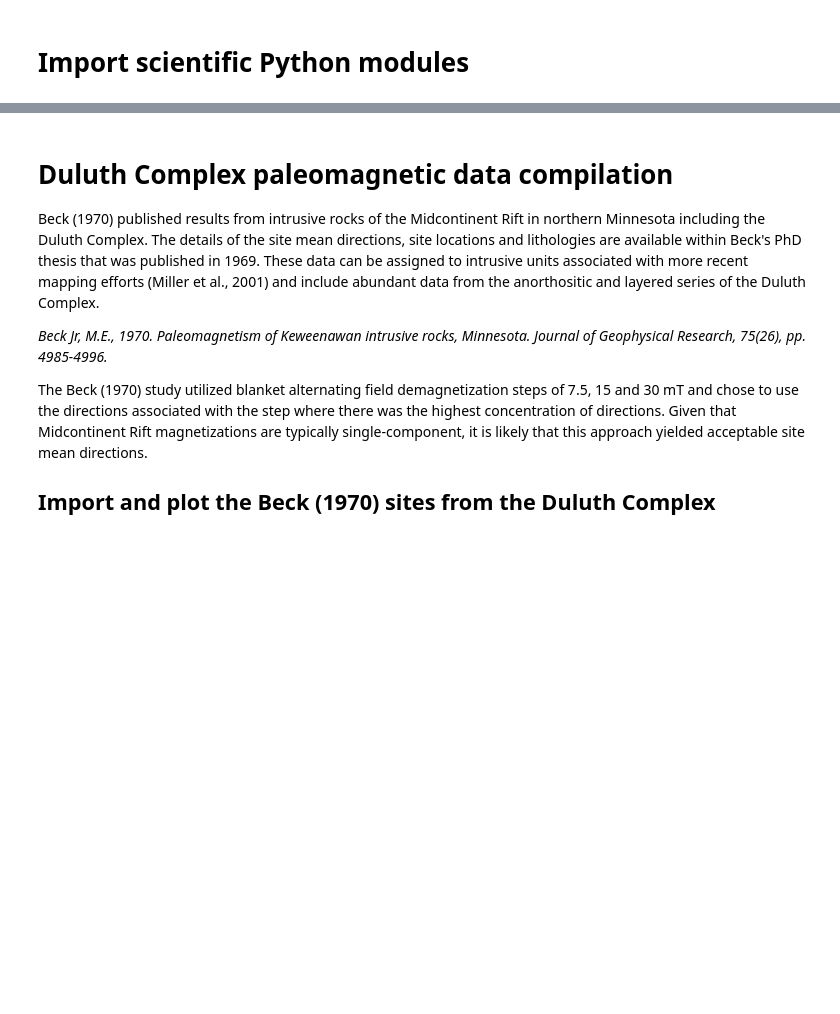
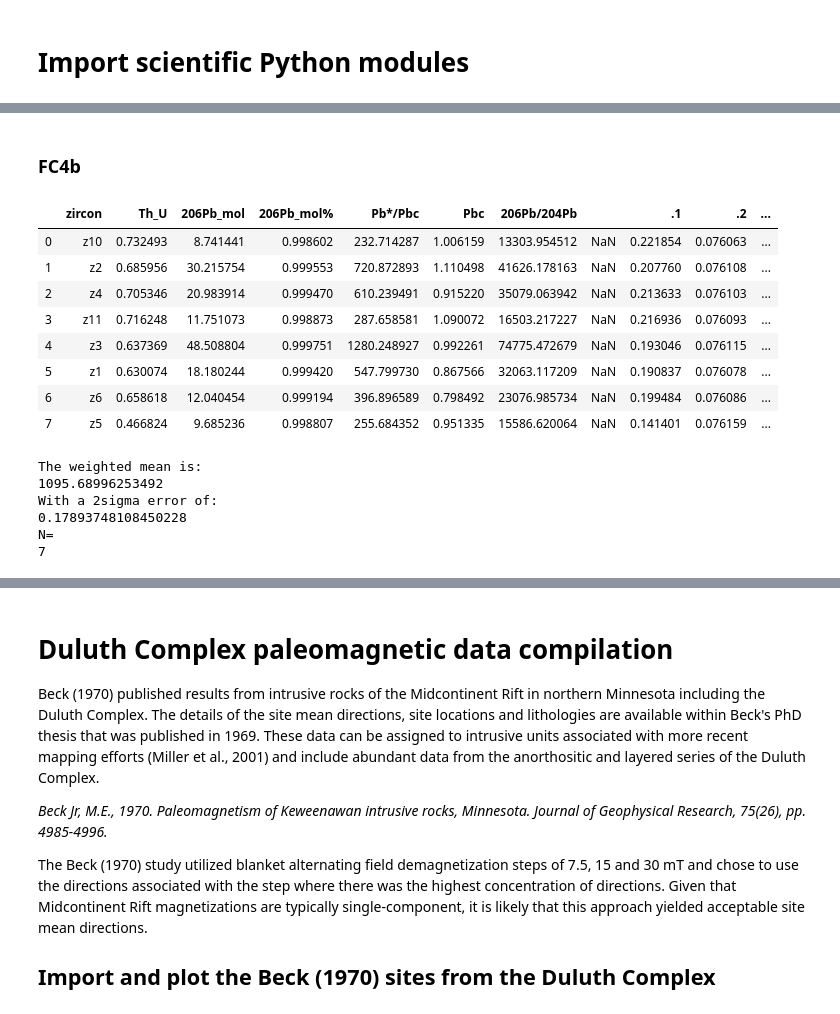
Before and after one commit to Swanson-Hysell-Group/2020_Duluth_Complex, a Jupyter notebook: code/Duluth_Complex_notebook.ipynb, the cells around one changed output, grey strips where cells are left out. Saved outputs shown, nothing was run; the diff lists cells and outputs as text; code cells hidden in the pictures; blank space fills up the shorter version.

```diff
--- a/code/Duluth_Complex_notebook.ipynb
+++ b/code/Duluth_Complex_notebook.ipynb
@@ -52,0 +251,31 @@ Laurentia_outline = ShapelyFeature(Reader('../data/Laurentia_shape/Laurentia.shp
+# %% [markdown]
+### FC4b
+# %%
+FC_4b = pd.read_excel('../data/geochron_new/CAIDTIMS_DataTable_080420.xls',
+                      header=16,nrows=8,names=['zircon','Th_U','206Pb_mol','206Pb_mol%','Pb*/Pbc',
+                                              'Pbc','206Pb/204Pb','','','','','','','','','','',
+                                              '207Pb/206Pb_date','207Pb/206Pb_date_2sigma',
+                                              '207Pb/235U_date','207Pb/235U_date_2sigma',
+                                              '206Pb/238U_date','206Pb/238U_date_2sigma'])
+FC_4b['include'] = pd.Series(data=['yes','yes','yes','yes','yes','yes','yes','no'])
+FC_4b
+# %% [output]
+|  | zircon | Th_U | 206Pb_mol | 206Pb_mol% | Pb*/Pbc | Pbc | 206Pb/204Pb |  | .1 | .2 | ... |
+| 0 | z10 | 0.732493 | 8.741441 | 0.998602 | 232.714287 | 1.006159 | 13303.954512 | NaN | 0.221854 | 0.076063 | ... |
+| 1 | z2 | 0.685956 | 30.215754 | 0.999553 | 720.872893 | 1.110498 | 41626.178163 | NaN | 0.207760 | 0.076108 | ... |
+| 2 | z4 | 0.705346 | 20.983914 | 0.999470 | 610.239491 | 0.915220 | 35079.063942 | NaN | 0.213633 | 0.076103 | ... |
+| 3 | z11 | 0.716248 | 11.751073 | 0.998873 | 287.658581 | 1.090072 | 16503.217227 | NaN | 0.216936 | 0.076093 | ... |
+| 4 | z3 | 0.637369 | 48.508804 | 0.999751 | 1280.248927 | 0.992261 | 74775.472679 | NaN | 0.193046 | 0.076115 | ... |
+| 5 | z1 | 0.630074 | 18.180244 | 0.999420 | 547.799730 | 0.867566 | 32063.117209 | NaN | 0.190837 | 0.076078 | ... |
+| 6 | z6 | 0.658618 | 12.040454 | 0.999194 | 396.896589 | 0.798492 | 23076.985734 | NaN | 0.199484 | 0.076086 | ... |
+| 7 | z5 | 0.466824 | 9.685236 | 0.998807 | 255.684352 | 0.951335 | 15586.620064 | NaN | 0.141401 | 0.076159 | ... |
+# %%
+FC_4b_filtered = FC_4b[FC_4b['include'] == 'yes']
+FC4b_mean, FC4b_2sigma = weighted_mean(FC_4b_filtered['206Pb/238U_date'].tolist(),FC_4b_filtered['206Pb/238U_date_2sigma'].tolist())
+# %% [output]
+The weighted mean is:
+1095.68996253492
+With a 2sigma error of:
+0.17893748108450228
+N=
+7
```
Also changed, not shown: parts of 112 cells of this notebook, 5 other files.
